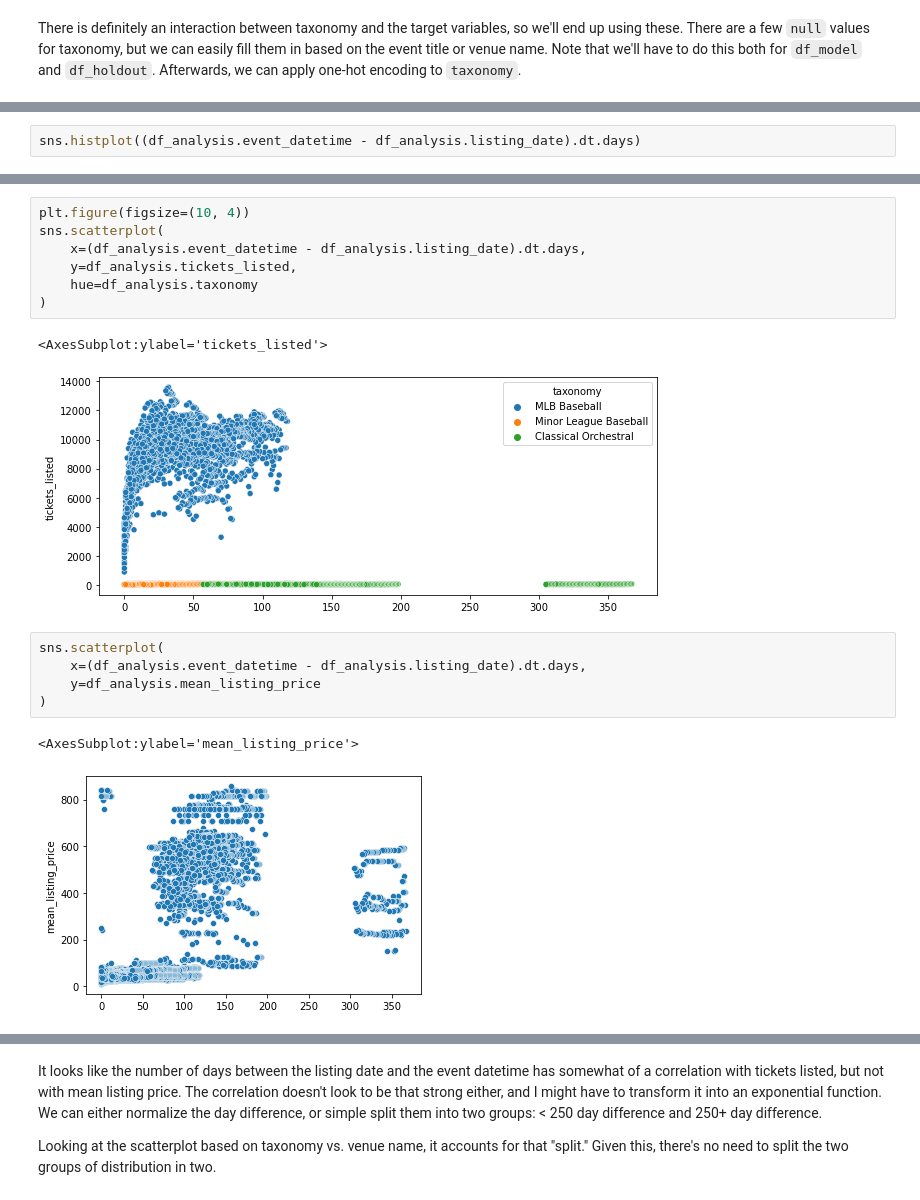
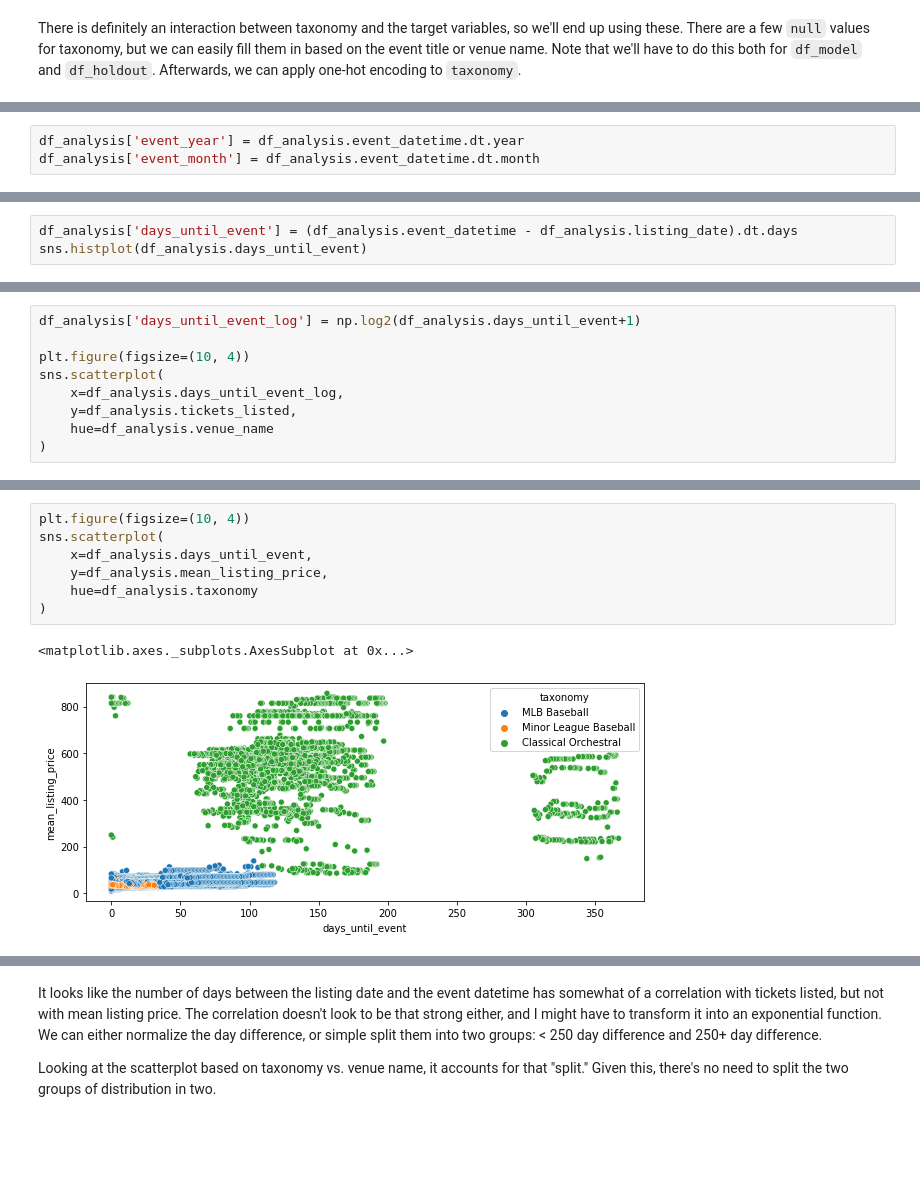
Before and after one commit to tvrtl3b0y/misc, a Jupyter notebook: demand_analytics/demand_analytics.ipynb, the cells around one changed output, grey strips where cells are left out. Saved outputs shown, nothing was run; the diff lists cells and outputs as text; blank space fills up the shorter version.

```diff
--- a/demand_analytics/demand_analytics.ipynb
+++ b/demand_analytics/demand_analytics.ipynb
@@ -79,0 +103,3 @@ target_variables = ['tickets_listed', 'mean_listing_price']
+# %%
+df_analysis['event_year'] = df_analysis.event_datetime.dt.year
+df_analysis['event_month'] = df_analysis.event_datetime.dt.month
@@ -80,3 +129,4 @@ target_variables = ['tickets_listed', 'mean_listing_price']
 # %%
-sns.histplot((df_analysis.event_datetime - df_analysis.listing_date).dt.days)
+df_analysis['days_until_event'] = (df_analysis.event_datetime - df_analysis.listing_date).dt.days
+sns.histplot(df_analysis.days_until_event)
 # %% [output]
@@ -102,0 +153,9 @@ sns.scatterplot(
+# %%
+df_analysis['days_until_event_log'] = np.log2(df_analysis.days_until_event+1)
+
+plt.figure(figsize=(10, 4))
+sns.scatterplot(
+    x=df_analysis.days_until_event_log,
+    y=df_analysis.tickets_listed,
+    hue=df_analysis.venue_name
+)
@@ -103,18 +183,10 @@ sns.scatterplot(
 # %%
 plt.figure(figsize=(10, 4))
 sns.scatterplot(
-    x=(df_analysis.event_datetime - df_analysis.listing_date).dt.days,
-    y=df_analysis.tickets_listed,
+    x=df_analysis.days_until_event,
+    y=df_analysis.mean_listing_price,
     hue=df_analysis.taxonomy
 )
 # %% [output]
-<AxesSubplot:ylabel='tickets_listed'>
+<matplotlib.axes._subplots.AxesSubplot at 0x...>
-[figure, old version]
+[figure, new version]
-# %%
-sns.scatterplot(
-    x=(df_analysis.event_datetime - df_analysis.listing_date).dt.days,
-    y=df_analysis.mean_listing_price
-)
-# %% [output]
-<AxesSubplot:ylabel='mean_listing_price'>
-[figure, removed]
```
Also changed, not shown: parts of 56 cells of this notebook.
